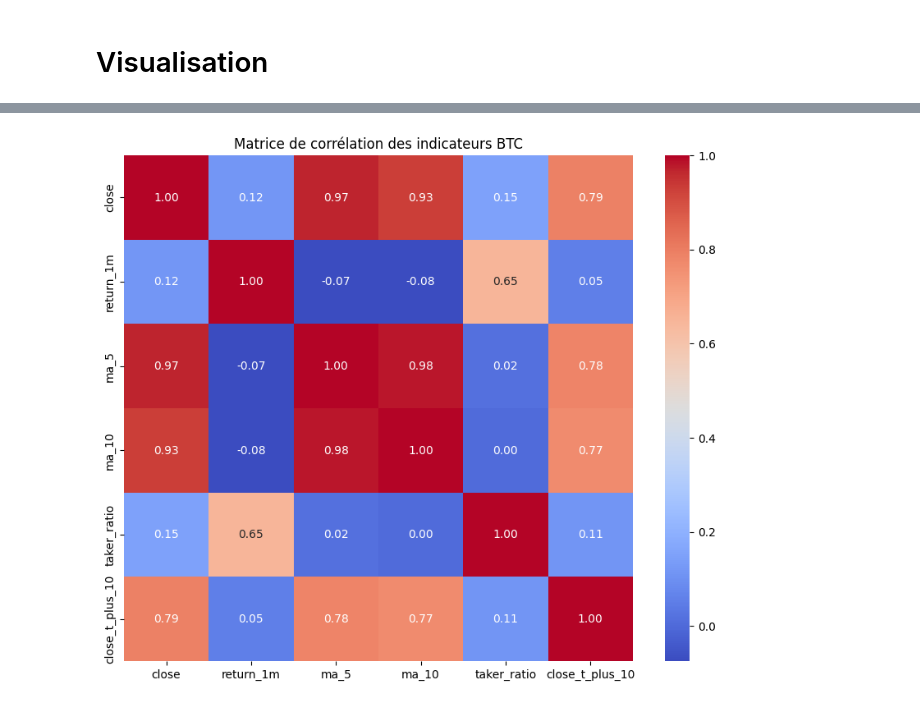
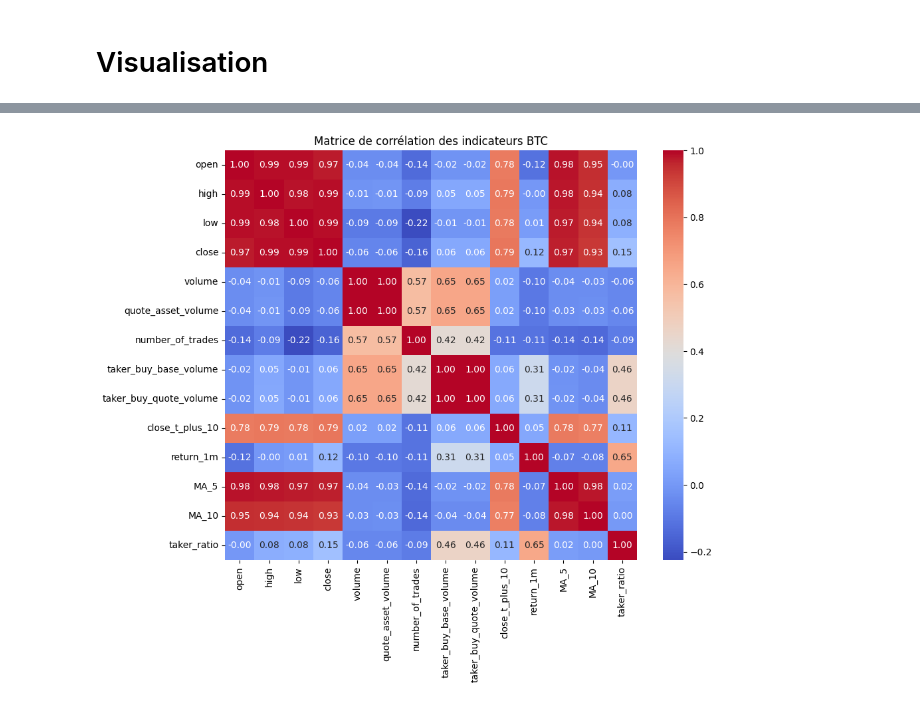
Before and after one commit to elhidarinouhayla/BTC-End2End-Platform, a Jupyter notebook: ml/notebooks/eda.ipynb, the cells around one changed output, grey strips where cells are left out. Cells and saved outputs as stored; diff of their text form; code cells hidden in the pictures.

```diff
--- a/ml/notebooks/eda.ipynb
+++ b/ml/notebooks/eda.ipynb
@@ -152,18 +136,16 @@ df_bronze.select("open_time", "close", "return_1m").show(5)
 |2026-01-19 09:57:00|93016.23|-3.80564260695134...|
 +-------------------+--------+--------------------+
 only showing top 5 rows
+# %%
+#  la moyenne des prix de clôture sur les 5 et 10 dernières minutes
+
+window_5 = Window.orderBy("open_time").rowsBetween(-4, 0)
+window_10 = Window.orderBy("open_time").rowsBetween(-9, 0)
+
+df_bronze = df_bronze.withColumn("MA_5", F.avg("close").over(window_5))
+df_bronze = df_bronze.withColumn("MA_10", F.avg("close").over(window_10))
 # %%
-# Definition des fenêtres temporelles
-window_past = Window.orderBy("open_time")
-ma5 = Window.orderBy("open_time").rowsBetween(-4, 0)
-ma10 = Window.orderBy("open_time").rowsBetween(-9, 0)
+# Volume et intensité de trading
 
-# Calcul des indicateurs techniques
-df_bronze = df_bronze.withColumn("ma_5", F.avg("close").over(ma5)) \
-                     .withColumn("ma_10", F.avg("close").over(ma10)) \
-                     .withColumn("taker_ratio", F.col("taker_buy_base_volume") / F.col("volume")) \
-                     .withColumn("return_1m", (F.col("close") - F.lag("close", 1).over(window_past)) / F.lag("close", 1).over(window_past))
-
-df_bronze = df_bronze.withColumn("close_t_plus_10", F.lead("close", 10).over(window_past))
-
-df_bronze.select("open_time", "close", "ma_5", "taker_ratio", "return_1m", "close_t_plus_10").show(5)
+df_bronze = df_bronze.withColumn("taker_ratio",
+      F.col("taker_buy_base_volume") / F.col("volume"))
@@ -215,7 +315,23 @@ import matplotlib.pyplot as plt
 import seaborn as sns
 
 # Sélection des colonnes numériques pour la corrélation
-cols_to_corr = ["close", "return_1m", "ma_5", "ma_10", "taker_ratio", "close_t_plus_10"]
+cols_to_corr = [
+ 'open',
+ 'high',
+ 'low',
+ 'close',
+ 'volume',
+ 'quote_asset_volume',
+ 'number_of_trades',
+ 'taker_buy_base_volume',
+ 'taker_buy_quote_volume',
+ 'close_t_plus_10',
+ 'return_1m',
+ 'MA_5',
+ 'MA_10',
+ 'taker_ratio'
+ ]
+
 pdf = df_bronze.select(cols_to_corr).toPandas()
 
 # Affichage de la matrice
@@ -232,2 +348,2 @@ plt.show()
-[figure, old version]
+[figure, new version]
 # %%
```
Also changed, not shown: parts of 17 cells of this notebook.
